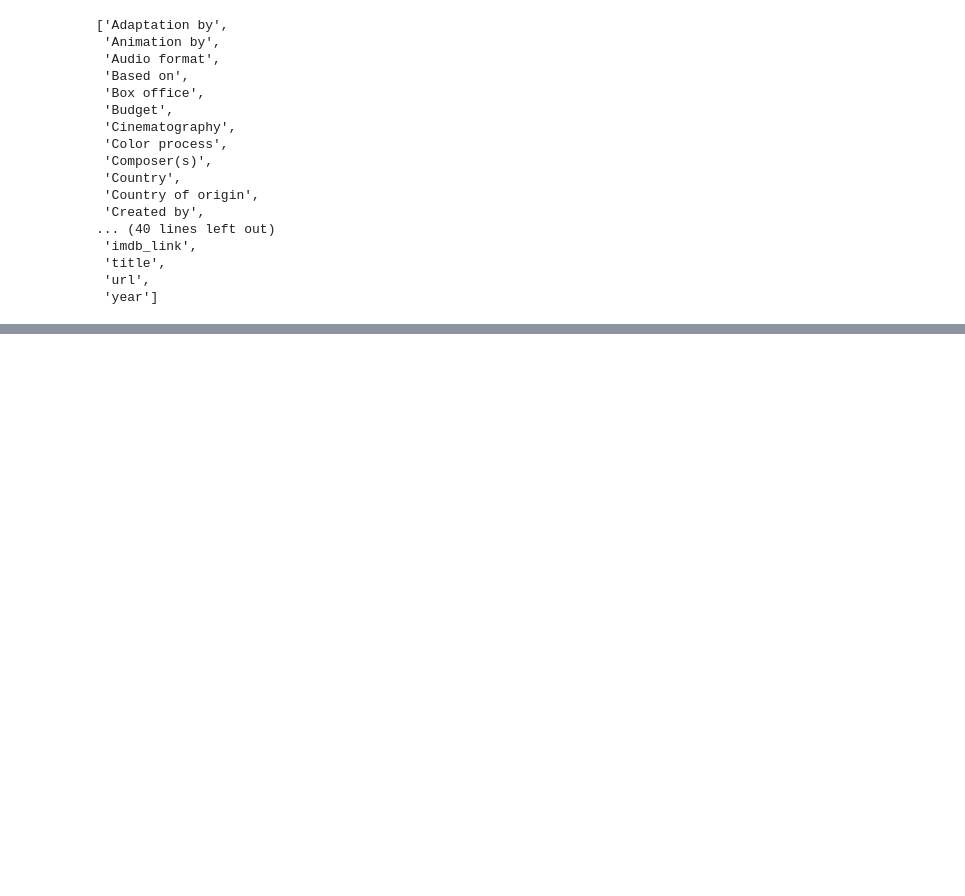
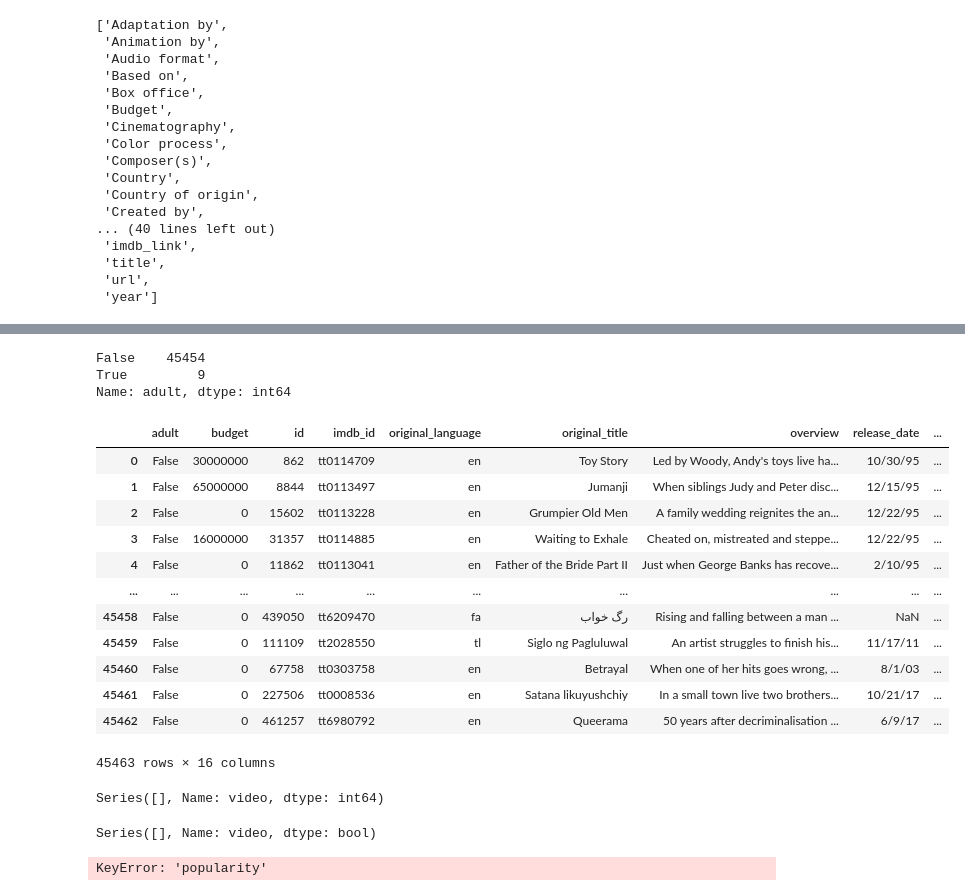
Before and after one commit to NCarr2021/Movies-ETL, a Jupyter notebook: hackathon.ipynb, the cells around one changed output, grey strips where cells are left out. Cells and saved outputs as stored; diff of their text form; code cells hidden in the pictures; blank space fills up the shorter version.

```diff
--- a/hackathon.ipynb
+++ b/hackathon.ipynb
@@ -339,0 +826,23 @@ sorted(wiki_movies_df.columns.tolist())
+# %%
+kaggle_metadata['adult'].value_counts()
+# results include additiona text after TRUE as in module
+# %% [output]
+False    45454
+True         9
+Name: adult, dtype: int64
+# %%
+kaggle_metadata[~kaggle_metadata['adult'].isin(['True','False'])]
+# %% [output]
+|  | adult | budget | id | imdb_id | original_language | original_title | overview | release_date | ... |
+| 0 | False | 30000000 | 862 | tt0114709 | en | Toy Story | Led by Woody, Andy's toys live ha... | 10/30/95 | ... |
+| 1 | False | 65000000 | 8844 | tt0113497 | en | Jumanji | When siblings Judy and Peter disc... | 12/15/95 | ... |
+| 2 | False | 0 | 15602 | tt0113228 | en | Grumpier Old Men | A family wedding reignites the an... | 12/22/95 | ... |
+| 3 | False | 16000000 | 31357 | tt0114885 | en | Waiting to Exhale | Cheated on, mistreated and steppe... | 12/22/95 | ... |
+| 4 | False | 0 | 11862 | tt0113041 | en | Father of the Bride Part II | Just when George Banks has recove... | 2/10/95 | ... |
+| ... | ... | ... | ... | ... | ... | ... | ... | ... | ... |
+| 45458 | False | 0 | 439050 | tt6209470 | fa | رگ خواب | Rising and falling between a man ... | NaN | ... |
+| 45459 | False | 0 | 111109 | tt2028550 | tl | Siglo ng Pagluluwal | An artist struggles to finish his... | 11/17/11 | ... |
+| 45460 | False | 0 | 67758 | tt0303758 | en | Betrayal | When one of her hits goes wrong, ... | 8/1/03 | ... |
+| 45461 | False | 0 | 227506 | tt0008536 | en | Satana likuyushchiy | In a small town live two brothers... | 10/21/17 | ... |
+| 45462 | False | 0 | 461257 | tt6980792 | en | Queerama | 50 years after decriminalisation ... | 6/9/17 | ... |
+45463 rows × 16 columns
@@ -339,0 +851,9 @@ sorted(wiki_movies_df.columns.tolist())
+# %%
+kaggle_metadata['video'].value_counts()
+# No False or True as in module
+# %% [output]
+Series([], Name: video, dtype: int64)
+# %%
+kaggle_metadata['video'] == 'True'
+# %% [output]
+Series([], Name: video, dtype: bool)
@@ -339,0 +862,8 @@ sorted(wiki_movies_df.columns.tolist())
+# %%
+# key error ....module indicates it runs ok
+
+kaggle_metadata['budget'] = kaggle_metadata['budget'].astype(int)
+kaggle_metadata['id'] = pd.to_numeric(kaggle_metadata['id'], errors='raise')
+kaggle_metadata['popularity'] = pd.to_numeric(kaggle_metadata['popularity'], errors='raise')
+# %% [output]
+KeyError: 'popularity'
```
Also changed, not shown: parts of 61 cells of this notebook.
